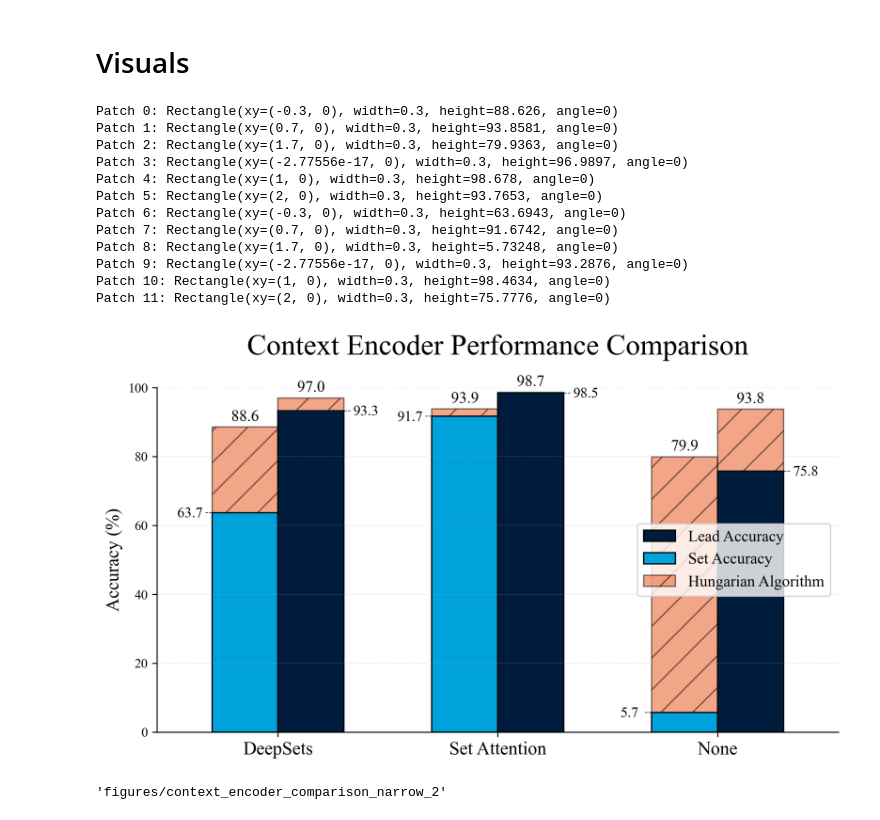
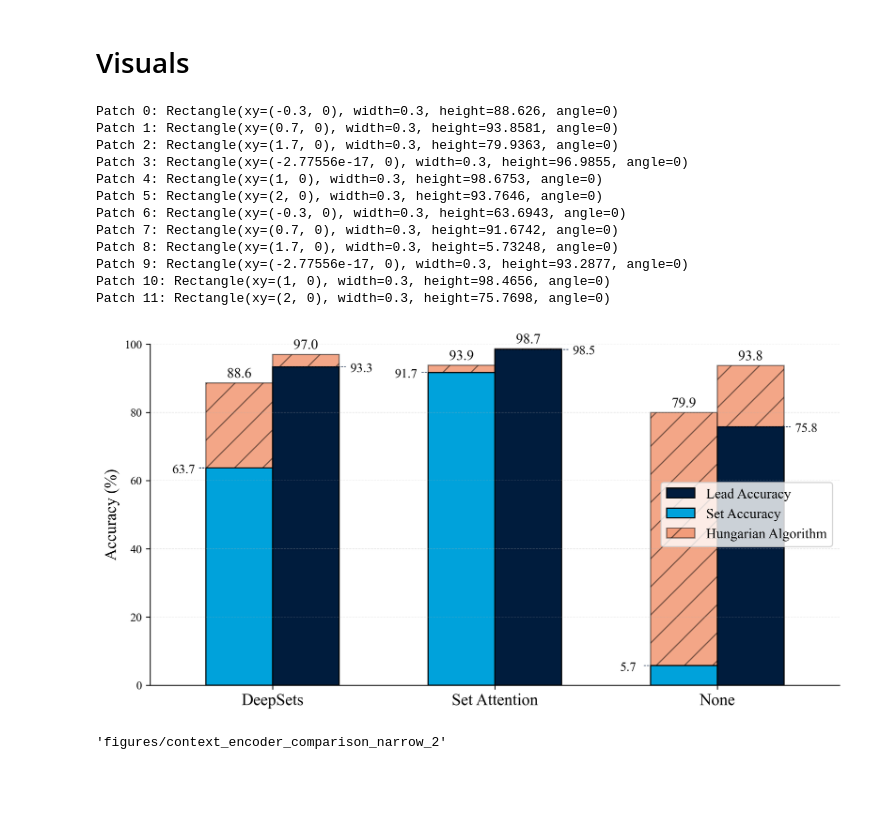
Before and after one commit to Nateml/bachelors_thesis, a Jupyter notebook: notebooks/reports/context-encoders.ipynb, the cells around one changed output. Drawn from its saved outputs; the diff is of its cells as text; code cells hidden in the pictures; blank space fills up the shorter version.

```diff
--- a/notebooks/reports/context-encoders.ipynb
+++ b/notebooks/reports/context-encoders.ipynb
@@ -242,7 +244,7 @@ df = df * 100
 hungarian_df = hungarian_df * 100
 
 # Figure
-fig, ax = plt.subplots(figsize=(8, 5), dpi=300)
+fig, ax = plt.subplots(figsize=(9, 5), dpi=300)
 hungarian_df.plot(kind='bar', ax=ax, color=orange_red, edgecolor='black', width=0.6, alpha=0.5, hatch='/', fill=True)
 df.plot(kind='bar', ax=ax, color=[light_blue, dark_blue], edgecolor='black', width=0.6, alpha=1)
 
@@ -257,7 +259,7 @@ for label in ax.get_yticklabels():
     label.set_fontweight('regular')
 
 # Add extra padding below title (in points)
-ax.set_title('Context Encoder Performance Comparison', fontsize=22, pad=25, fontweight='regular')
+#ax.set_title('Context Encoder Performance Comparison', fontsize=22, pad=25, fontweight='regular')
 
 # Tick & legend
 #plt.xticks(rotation=0, fontsize=9)
@@ -320,38 +322,38 @@ for i, p in enumerate(ax.patches):
                     fontweight='regular',)
 
         # Draw a dashed horizontal line from the top of the bar to the regular accuracy
 
         ax.hlines(y=regular_height, xmin=line_x_min, xmax=line_x_max, linestyles='dashed', colors=dark_blue, linewidth=0.5)
 
 
 
 # Aesthetics
 ax.spines[['top', 'right']].set_visible(False)
 ax.grid(axis='y', linestyle='--', alpha=0.3, linewidth=0.5)
 
 # Adjust layout leaving room for title
 plt.tight_layout(rect=[0, 0, 1, 0.95])
 
 # Save hi‑res PDF
 file_path = 'figures/context_encoder_comparison_narrow_2'
 plt.savefig(file_path + '.pdf', format='pdf', bbox_inches='tight', dpi=300)
 plt.savefig(file_path + '.png', format='png', bbox_inches='tight', dpi=300)
 
 plt.show()
 
 file_path
 # %% [output]
 Patch 0: Rectangle(xy=(-0.3, 0), width=0.3, height=88.626, angle=0)
 Patch 1: Rectangle(xy=(0.7, 0), width=0.3, height=93.8581, angle=0)
 Patch 2: Rectangle(xy=(1.7, 0), width=0.3, height=79.9363, angle=0)
-Patch 3: Rectangle(xy=(-2.77556e-17, 0), width=0.3, height=96.9897, angle=0)
-Patch 4: Rectangle(xy=(1, 0), width=0.3, height=98.678, angle=0)
-Patch 5: Rectangle(xy=(2, 0), width=0.3, height=93.7653, angle=0)
+Patch 3: Rectangle(xy=(-2.77556e-17, 0), width=0.3, height=96.9855, angle=0)
+Patch 4: Rectangle(xy=(1, 0), width=0.3, height=98.6753, angle=0)
+Patch 5: Rectangle(xy=(2, 0), width=0.3, height=93.7646, angle=0)
 Patch 6: Rectangle(xy=(-0.3, 0), width=0.3, height=63.6943, angle=0)
 Patch 7: Rectangle(xy=(0.7, 0), width=0.3, height=91.6742, angle=0)
 Patch 8: Rectangle(xy=(1.7, 0), width=0.3, height=5.73248, angle=0)
-Patch 9: Rectangle(xy=(-2.77556e-17, 0), width=0.3, height=93.2876, angle=0)
-Patch 10: Rectangle(xy=(1, 0), width=0.3, height=98.4634, angle=0)
-Patch 11: Rectangle(xy=(2, 0), width=0.3, height=75.7776, angle=0)
+Patch 9: Rectangle(xy=(-2.77556e-17, 0), width=0.3, height=93.2877, angle=0)
+Patch 10: Rectangle(xy=(1, 0), width=0.3, height=98.4656, angle=0)
+Patch 11: Rectangle(xy=(2, 0), width=0.3, height=75.7698, angle=0)
-[figure, old version]
+[figure, new version]
 'figures/context_encoder_comparison_narrow_2'
```
Also changed, not shown: parts of 1 cell of this notebook, 46 other files.
